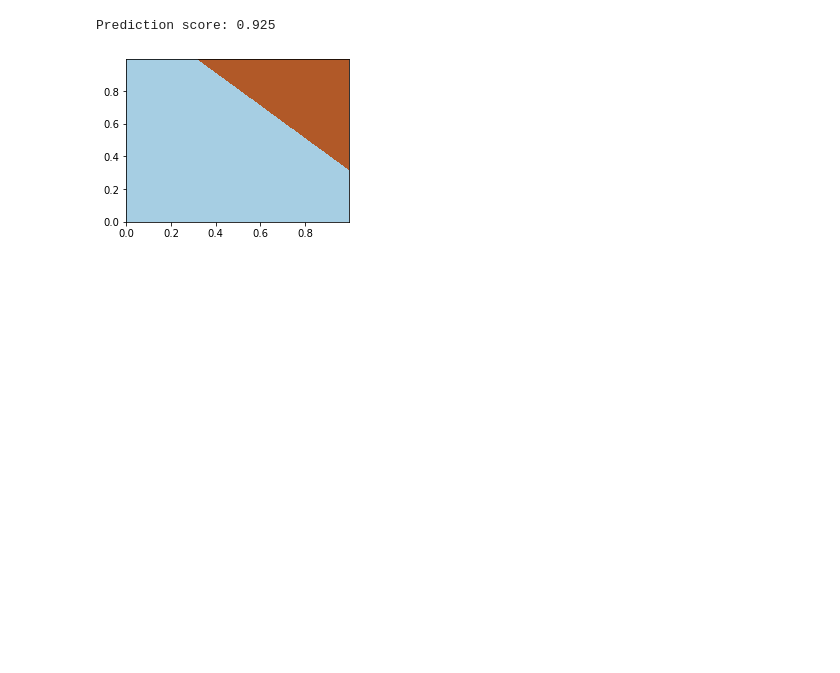
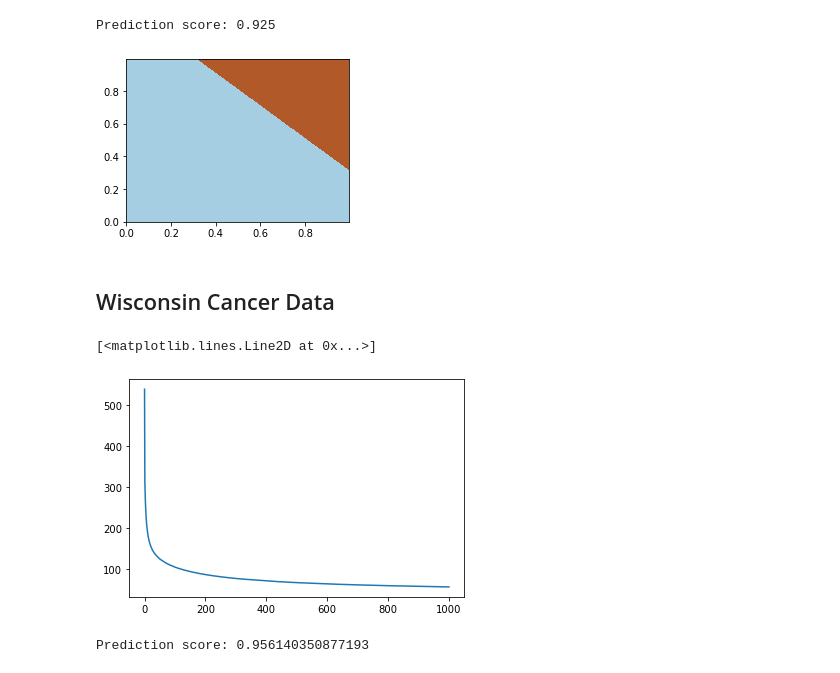
Before and after one commit to carlfre/FYS-STK3155-project-2, a Jupyter notebook: notebooks/logistic_regression.ipynb, the cells around one changed output. Drawn from its saved outputs; the diff is of its cells as text; code cells hidden in the pictures; blank space fills up the shorter version.

Commit message:
Perform logistic regression analysis

```diff
--- a/notebooks/logistic_regression.ipynb
+++ b/notebooks/logistic_regression.ipynb
@@ -98,3 +98,5 @@ plt.pcolormesh(xx, yy, Z, cmap=plt.cm.Paired)
 plt.show()
 # %% [output]
 [figure]
+# %% [markdown]
+## Wisconsin Cancer Data
@@ -100,0 +112,43 @@ plt.show()
+# %%
+def gradient_descent_execution(X, w0, z, model, mode="normal", max_iter = 200, eta = 0.01):
+    batch_size = 10
+    store_extra = True
+
+    gd = GradientDescent(batch_size=batch_size, store_extra=store_extra, mode=mode)
+    w = gd.train(X, w0, z, model, eta, max_iter)
+    return w, gd
+# %%
+# Load data
+data = wbc()
+X = data.data
+
+# Add column of ones
+X = np.c_[np.ones(X.shape[0]), X]
+
+y = data.target
+
+# Split data into training and test sets
+X_train, X_test, z_train, z_test = train_test_split(X, y, test_size=0.2)
+n = X_train.shape[1]
+
+# Scale data
+from sklearn.preprocessing import MinMaxScaler
+scaler = MinMaxScaler()
+X_train = scaler.fit_transform(X_train)
+X_test = scaler.transform(X_test)
+# %%
+# Initialize weights
+w0 = np.random.randn(n, 1)
+
+# Initialize logistic regression model
+model = LogisticCost()
+
+# Run gradient descent
+w, gd = gradient_descent_execution(X_train, w0, z_train, model, mode="normal", max_iter = 1000, eta = 0.01)
+
+#print(gd.costs)
+# Plot the cost function
+plt.plot(gd.costs)
+# %% [output]
+[<matplotlib.lines.Line2D at 0x...>]
+[figure, added]
@@ -100,0 +158,5 @@ plt.show()
+# %%
+z_pred = model.predict_class(X_test, w)
+print("Prediction score:", prediction_score(z_test, z_pred))
+# %% [output]
+Prediction score: 0.956140350877193
```
Also changed, not shown: parts of 2 cells of this notebook, 1 other file.
